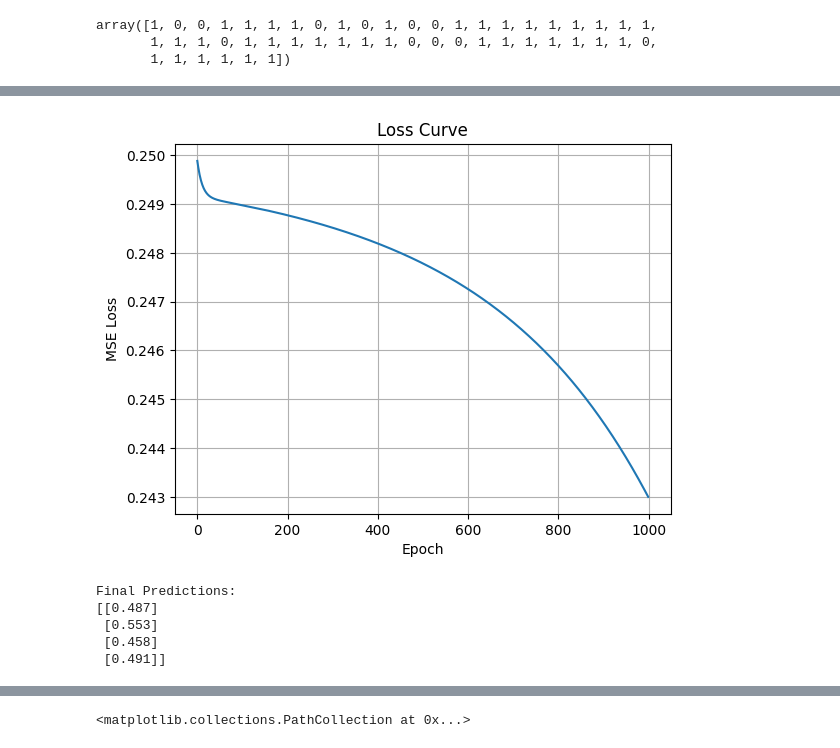
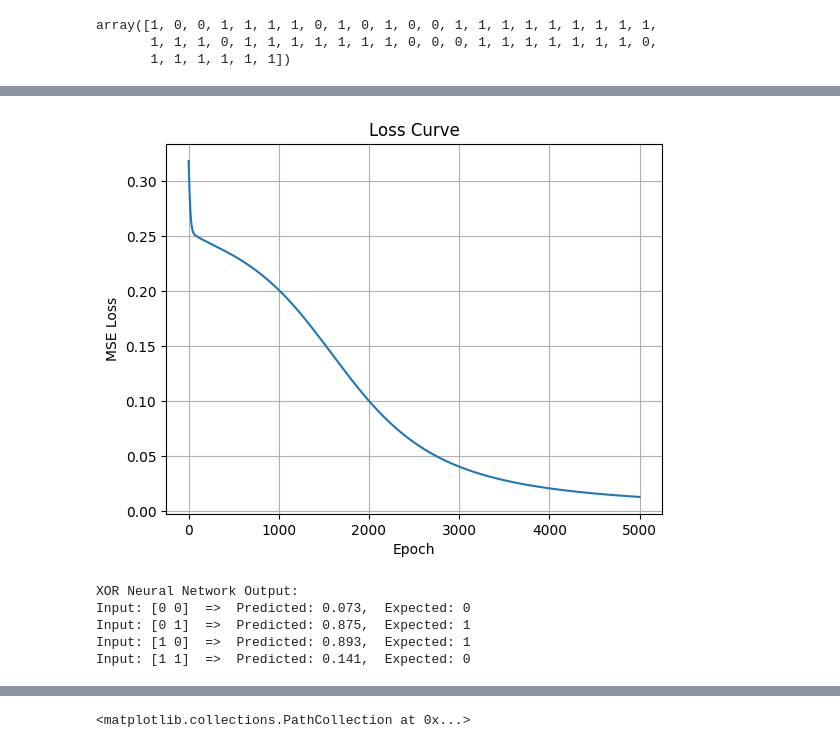
Before and after one commit to Shaik-Amaan-Ahmed/statistics, a Jupyter notebook: math-fun-vis/fun.ipynb, the cells around one changed output, grey strips where cells are left out. Cells and saved outputs as stored; diff of their text form; code cells hidden in the pictures.

```diff
--- a/math-fun-vis/fun.ipynb
+++ b/math-fun-vis/fun.ipynb
@@ -633,7 +633,7 @@ def sigmoid_derivative(x):
     s = sigmoid(x)
     return s * (1 - s)
 
-# Neuron class (for one layer)
+# NeuronLayer class
 class NeuronLayer:
     def __init__(self, n_input, n_neuron):
         self.weights = np.random.randn(n_input, n_neuron)
@@ -651,16 +651,16 @@ class NeuronLayer:
         dB = np.sum(dZ, axis=0, keepdims=True)
         dA_prev = np.dot(dZ, self.weights.T)
 
-        # Gradient descent
+        # Gradient descent update
         self.weights -= learning_rate * dW
         self.bias -= learning_rate * dB
         return dA_prev
 
-# Neural Network class
+# Neural network class
 class NeuralNetwork:
     def __init__(self):
-        self.layer1 = NeuronLayer(2, 2)
-        self.layer2 = NeuronLayer(2, 1)
+        self.layer1 = NeuronLayer(2, 4)  # Hidden layer with 4 neurons
+        self.layer2 = NeuronLayer(4, 1)  # Output layer with 1 neuron
 
     def forward(self, X):
         self.a1 = self.layer1.forward(X)
@@ -668,8 +668,7 @@ class NeuralNetwork:
         return self.a2
 
     def backward(self, X, Y, output, learning_rate):
-        m = X.shape[0]
-        dA2 = -(Y - output)
+        dA2 = -1/2*(Y - output)  # Derivative of MSE loss
         dA1 = self.layer2.backward(dA2, learning_rate)
         self.layer1.backward(dA1, learning_rate)
 
@@ -684,15 +683,15 @@ class NeuralNetwork:
                 print(f"Epoch {epoch}, Loss: {loss:.4f}")
         return losses
 
-# XOR Input/Output
+# XOR dataset
 X = np.array([[0,0],[0,1],[1,0],[1,1]])
 Y = np.array([[0],[1],[1],[0]])
 
-# Train
+# Train the network
 nn = NeuralNetwork()
-losses = nn.train(X, Y, epochs=1000, learning_rate=0.1)
+losses = nn.train(X, Y, epochs=5000, learning_rate=0.1)
 
-# Plot
+# Plot loss curve
 plt.plot(losses)
 plt.title("Loss Curve")
 plt.xlabel("Epoch")
@@ -701,6 +700,8 @@ plt.grid(True)
 plt.show()
 
 # Final predictions
-print("Final Predictions:")
-print(nn.forward(X).round(3))
+predictions = nn.forward(X)
+print("\nXOR Neural Network Output:")
+for i in range(len(X)):
+    print(f"Input: {X[i]}  =>  Predicted: {predictions[i][0]:.3f},  Expected: {Y[i][0]}")
 # %% [output]
@@ -717,9 +725,9 @@ Epoch 900, Loss: 0.2445
-[figure, old version]
+[figure, new version]
-Final Predictions:
-[[0.487]
- [0.553]
- [0.458]
- [0.491]]
+XOR Neural Network Output:
+Input: [0 0]  =>  Predicted: 0.073,  Expected: 0
+Input: [0 1]  =>  Predicted: 0.875,  Expected: 1
+Input: [1 0]  =>  Predicted: 0.893,  Expected: 1
+Input: [1 1]  =>  Predicted: 0.141,  Expected: 0
 # %%
 import pandas as pd
 # %%
```
Also changed, not shown: parts of 8 cells of this notebook, 3 other files.
